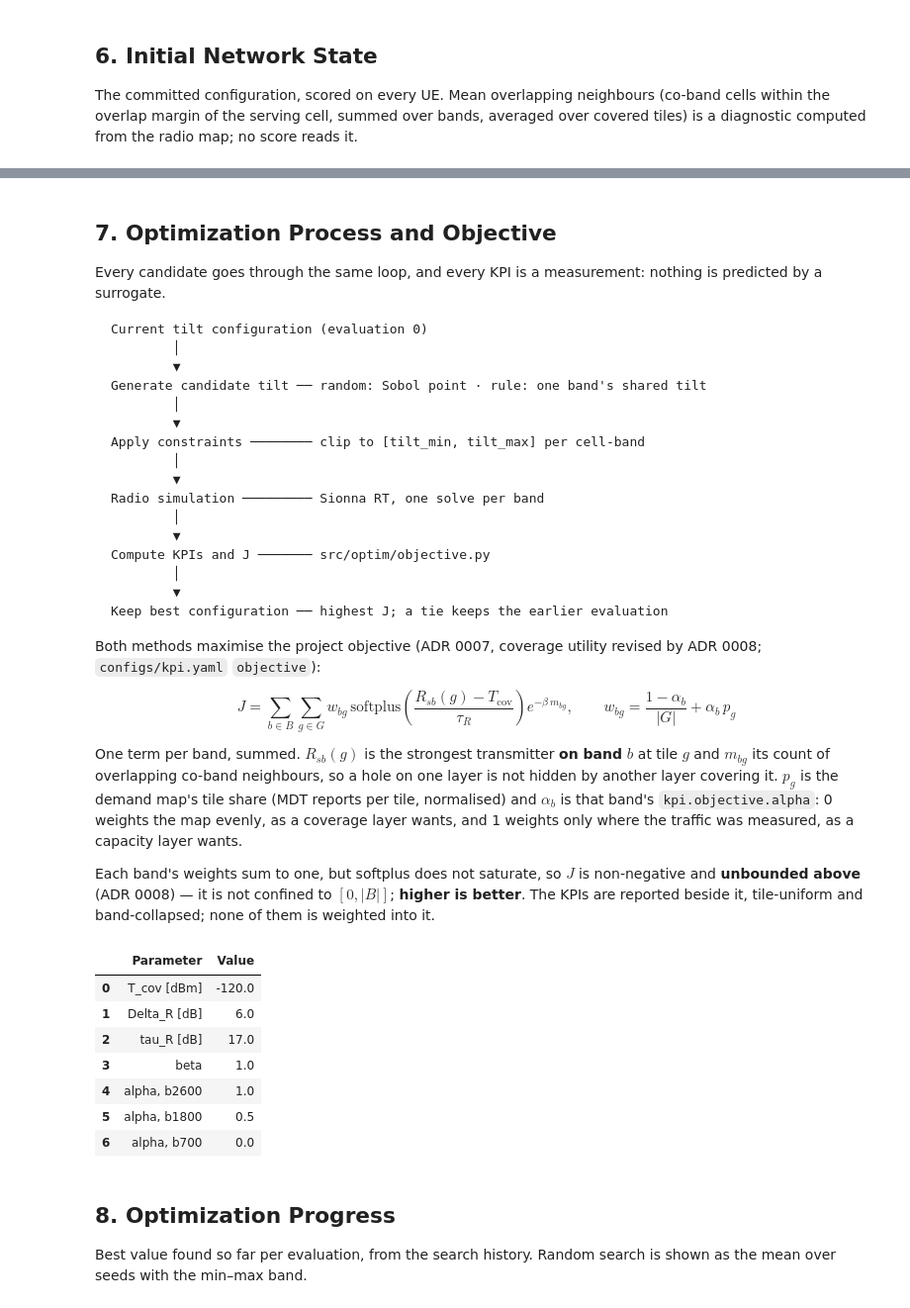
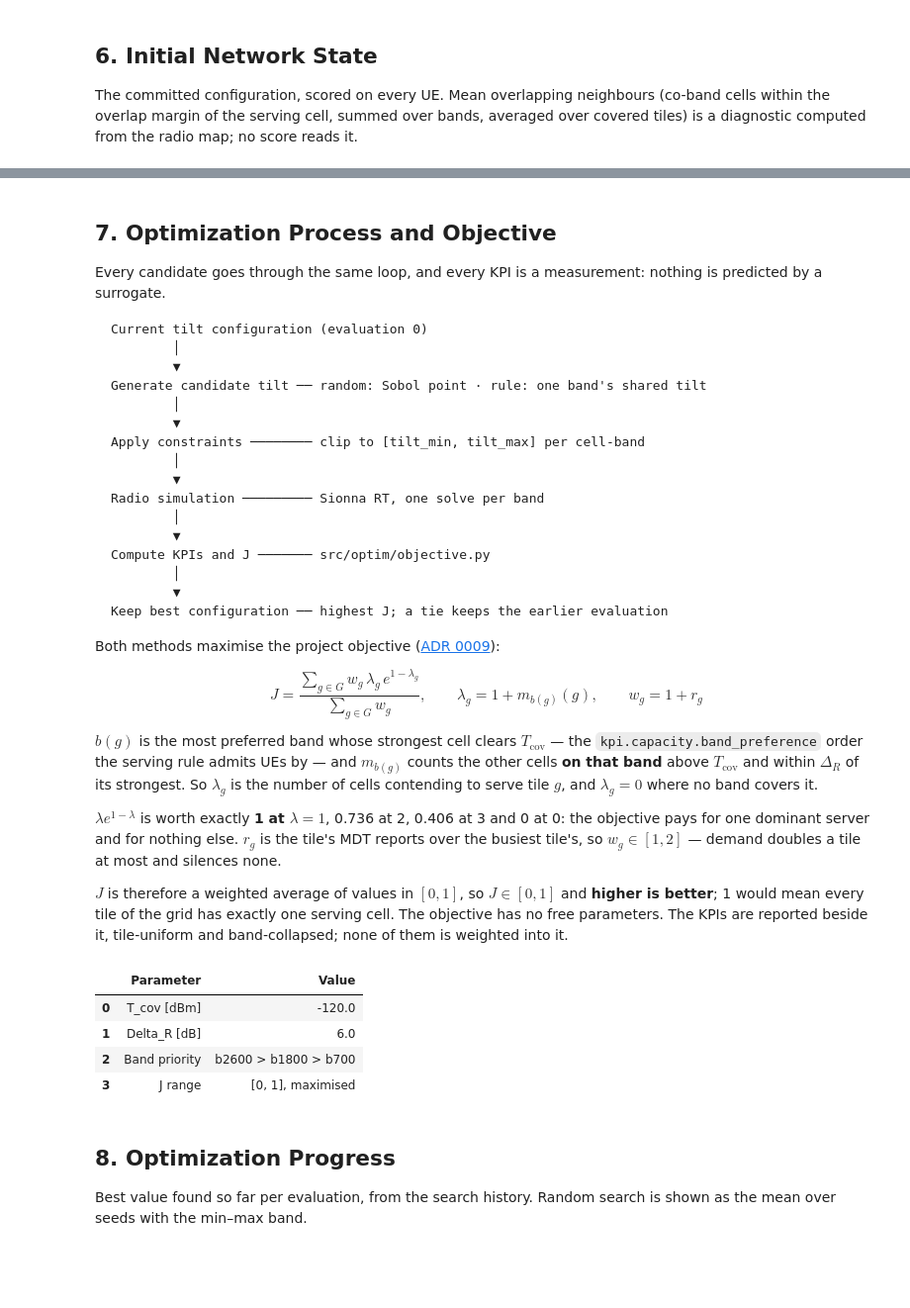
Before and after one commit to NguyenVu04/band-tilt, a Jupyter notebook: notebooks/03a_baseline.ipynb, the cells around one changed output, grey strips where cells are left out. Shown at 99% size. Cells and saved outputs as stored; diff of their text form; code cells hidden in the pictures; blank space fills up the shorter version.

````diff
--- a/notebooks/03a_baseline.ipynb
+++ b/notebooks/03a_baseline.ipynb
@@ -372,54 +355,53 @@ Compute KPIs and J ─────── src/optim/objective.py
 Keep best configuration ── highest J; a tie keeps the earlier evaluation
 ```
 
-Both methods maximise the project objective (ADR 0007, coverage utility revised by
-ADR 0008; `configs/kpi.yaml` `objective`):
+Both methods maximise the project objective ([ADR 0009](../docs/adr/0009-effective-coverage-objective.md)):
 
 $$
-J = \sum_{b \in B} \sum_{g \in G} w_{bg}\,
-\mathrm{softplus}\!\left(\frac{R_{sb}(g) - T_\text{cov}}{\tau_R}\right) e^{-\beta\, m_{bg}},
+J = \frac{\sum_{g \in G} w_g\, \lambda_g\, e^{1 - \lambda_g}}{\sum_{g \in G} w_g},
 \qquad
-w_{bg} = \frac{1 - \alpha_b}{|G|} + \alpha_b\, p_g
+\lambda_g = 1 + m_{b(g)}(g),
+\qquad
+w_g = 1 + r_g
 $$
 
-One term per band, summed. $R_{sb}(g)$ is the strongest transmitter **on band
-$b$** at tile $g$ and $m_{bg}$ its count of overlapping co-band neighbours, so a
-hole on one layer is not hidden by another layer covering it. $p_g$ is the
-demand map's tile share (MDT reports per tile, normalised) and $\alpha_b$ is that
-band's `kpi.objective.alpha`: 0 weights the map evenly, as a coverage layer
-wants, and 1 weights only where the traffic was measured, as a capacity layer
-wants.
+$b(g)$ is the most preferred band whose strongest cell clears $T_\text{cov}$ —
+the `kpi.capacity.band_preference` order the serving rule admits UEs by — and
+$m_{b(g)}$ counts the other cells **on that band** above $T_\text{cov}$ and
+within $\Delta_R$ of its strongest. So $\lambda_g$ is the number of cells
+contending to serve tile $g$, and $\lambda_g = 0$ where no band covers it.
 
-Each band's weights sum to one, but softplus does not saturate, so $J$ is
-non-negative and **unbounded above** (ADR 0008) — it is not confined to
-$[0, |B|]$; **higher is better**. The KPIs are reported beside it, tile-uniform and
-band-collapsed; none of them is weighted into it.
+$\lambda e^{1 - \lambda}$ is worth exactly **1 at $\lambda = 1$**, 0.736 at 2,
+0.406 at 3 and 0 at 0: the objective pays for one dominant server and for nothing
+else. $r_g$ is the tile's MDT reports over the busiest tile's, so
+$w_g \in [1, 2]$ — demand doubles a tile at most and silences none.
+
+$J$ is therefore a weighted average of values in $[0, 1]$, so **$J \in [0, 1]$**
+and **higher is better**; 1 would mean every tile of the grid has exactly one
+serving cell. The objective has no free parameters. The KPIs are reported beside
+it, tile-uniform and band-collapsed; none of them is weighted into it.
 # %%
-objective = cfg.kpi.objective
+# The objective has no parameters of its own (ADR 0009): it reads the KPI
+# thresholds and the serving band preference, and nothing else.
 parameters = pd.DataFrame(
     {
-        "Parameter": ["T_cov [dBm]", "Delta_R [dB]", "tau_R [dB]", "beta"]
-        + [f"alpha, {band}" for band in objective.alpha],
+        "Parameter": ["T_cov [dBm]", "Delta_R [dB]", "Band priority", "J range"],
         "Value": [
             cfg.kpi.hole_dbm,
             cfg.kpi.overlap_margin_db,
-            objective.tau_r_db,
-            objective.beta,
-        ]
-        + [float(value) for value in objective.alpha.values()],
+            " > ".join(str(band) for band in cfg.kpi.capacity.band_preference),
+            "[0, 1], maximised",
+        ],
     }
 )
 save_table(parameters, "objective_parameters")
 parameters
 # %% [output]
 |  | Parameter | Value |
 | 0 | T_cov [dBm] | -120.0 |
 | 1 | Delta_R [dB] | 6.0 |
-| 2 | tau_R [dB] | 17.0 |
-| 3 | beta | 1.0 |
-| 4 | alpha, b2600 | 1.0 |
-| 5 | alpha, b1800 | 0.5 |
-| 6 | alpha, b700 | 0.0 |
+| 2 | Band priority | b2600 > b1800 > b700 |
+| 3 | J range | [0, 1], maximised |
 # %% [markdown]
 ## 8. Optimization Progress
 
````
Also changed, not shown: parts of 12 cells of this notebook, 32 other files.
